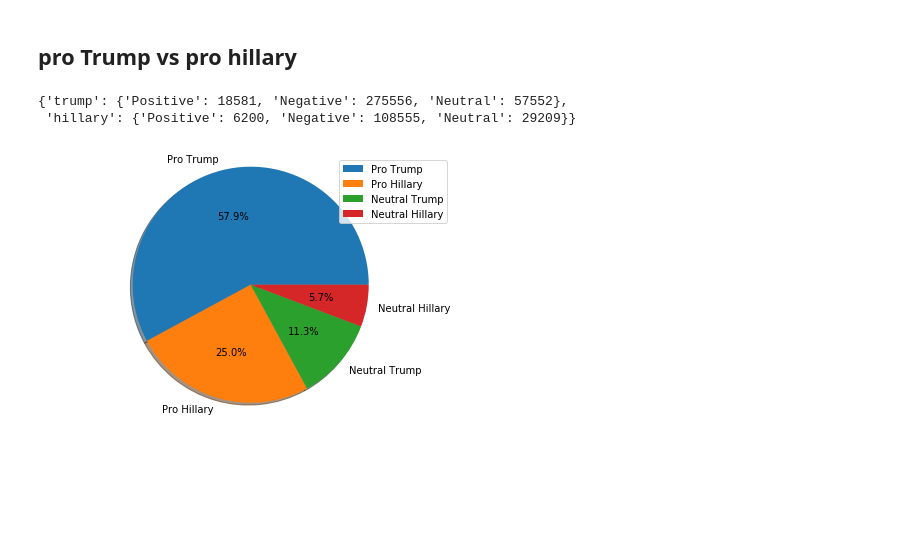
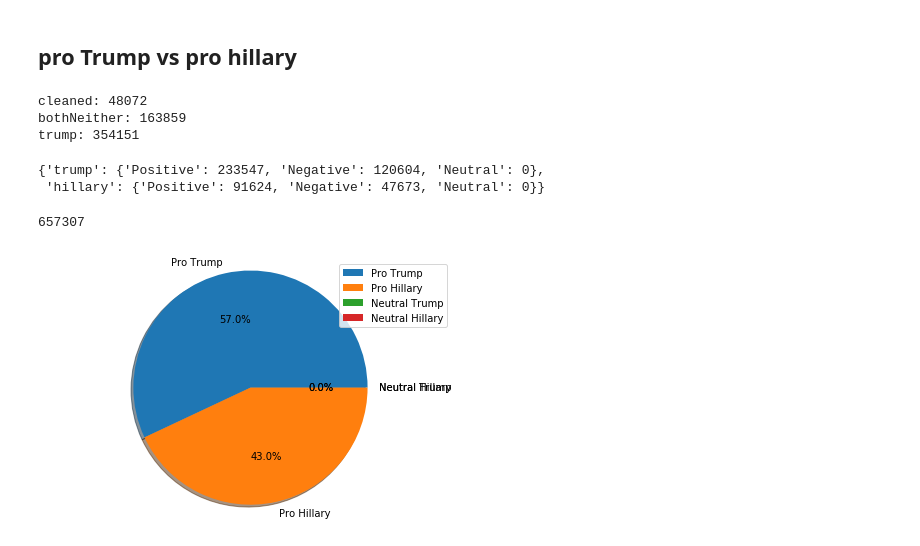
Before and after one commit to maxcrous/Elections_Twitter_Project, a Jupyter notebook: week3_4_assignment_albert.ipynb, the cells around one changed output. Cells and saved outputs as stored; diff of their text form; code cells hidden in the pictures; blank space fills up the shorter version.

```diff
--- a/week3_4_assignment_albert.ipynb
+++ b/week3_4_assignment_albert.ipynb
@@ -430,0 +536,13 @@ Negative
+# %%
+analyzerNaiveBayes = NaiveBayesAnalyzer()
+
+def getSentimentValue(txt):
+    global analyzerNaiveBayes
+
+    sent = TextBlob(txt, analyzer = analyzerNaiveBayes)
+    val = sent.sentiment.classification
+    if val == 'neg':
+        return 'Negative'
+    if val == 'pos':
+        return 'Positive'
+    return 'Neutral'
@@ -433,13 +604,11 @@ Negative
 # %%
 NUM_TWEETS = len(tweets_data) # len(tweets_data)
 # %%
-for i, tweet in enumerate(tweets_data[197909:NUM_TWEETS]):
+for i, tweet in enumerate(tweets_data[:NUM_TWEETS]):
     if i % 10000 == 0:
         print(i)
-    if 'sentiment' in tweet:
-        continue
     cleanedText = tweet['cleaned_text']
-    tweet['sentiment'] = classifier.classify(extract_features(cleanedText.split()))
+    tweet['sentiment'] = getSentimentValue(cleanedText)#classifier.classify(extract_features(cleanedText.split()))
 # %% [output]
 0
 10000
@@ -726,11 +887,6 @@ def f(tweet, tweets, isParent):
         else:
             tweet['replies'] = 1
 # %%
-# sha de fer tot de cop, borrar replies primer
-for i, tweet in enumerate(tweets_data):
-    if 'replies' in tweets_data[i]:
-        del tweets_data[i]['replies']
-
 num = len(tweets_data)
 
 for i, tweet in enumerate(tweets_data[:num]):
@@ -812,35 +972,55 @@ sumEmptyTweets
 # %%
 mapSentimentToCandidate = {'trump': {'Positive':0, 'Negative':0, 'Neutral':0}, 'hillary':{'Positive':0, 'Negative':0, 'Neutral':0}}
 
+cleaned = 0
+bothNeither = 0
+trump = 0
+
 for i, tweet in enumerate(tweets_data):
-    if tweet['cleaned_text'] == "":
-        continue
     candidate = tweet['talk']
     sentiment = tweet['sentiment']
 
+    if candidate == 'trump':
+        trump += 1
+
     if candidate not in mapSentimentToCandidate:
+        bothNeither += 1
         continue
+
+    if tweet['cleaned_text'] == "":
+        cleaned += 1
+
     mapSentimentToCandidate[candidate][sentiment] += 1
 
+print('cleaned:', cleaned)
+print('bothNeither:', bothNeither)
+print('trump:', trump)
 mapSentimentToCandidate
 # %% [output]
-{'trump': {'Positive': 18581, 'Negative': 275556, 'Neutral': 57552},
- 'hillary': {'Positive': 6200, 'Negative': 108555, 'Neutral': 29209}}
+cleaned: 48072
+bothNeither: 163859
+trump: 354151
+{'trump': {'Positive': 233547, 'Negative': 120604, 'Neutral': 0},
+ 'hillary': {'Positive': 91624, 'Negative': 47673, 'Neutral': 0}}
+# %%
+len(tweets_data)
+# %% [output]
+657307
 # %%
 TOTAL = sum(mapSentimentToCandidate['trump'].values())+sum(mapSentimentToCandidate['hillary'].values())
 
 labels = ['Pro Trump', 'Pro Hillary', 'Neutral Trump', 'Neutral Hillary']
 sizes = [
-    (mapSentimentToCandidate['trump']['Positive']+mapSentimentToCandidate['trump']['Negative'])/TOTAL,
-         (mapSentimentToCandidate['trump']['Positive']+mapSentimentToCandidate['hillary']['Negative'])/TOTAL,
+    (mapSentimentToCandidate['trump']['Positive']+mapSentimentToCandidate['hillary']['Negative'])/TOTAL,
+         (mapSentimentToCandidate['hillary']['Positive']+mapSentimentToCandidate['trump']['Negative'])/TOTAL,
     mapSentimentToCandidate['trump']['Neutral']/TOTAL,
     mapSentimentToCandidate['hillary']['Neutral']/TOTAL
         ]
 pie = plt.pie(sizes, labels=labels, shadow=True, autopct='%1.1f%%')
 plt.legend(pie[0], labels, loc="best")
 
 plt.axis('equal')
 plt.tight_layout()
 plt.show()
 # %% [output]
-[figure, old version]
+[figure, new version]
```
Also changed, not shown: parts of 54 cells of this notebook, 1 other file.
